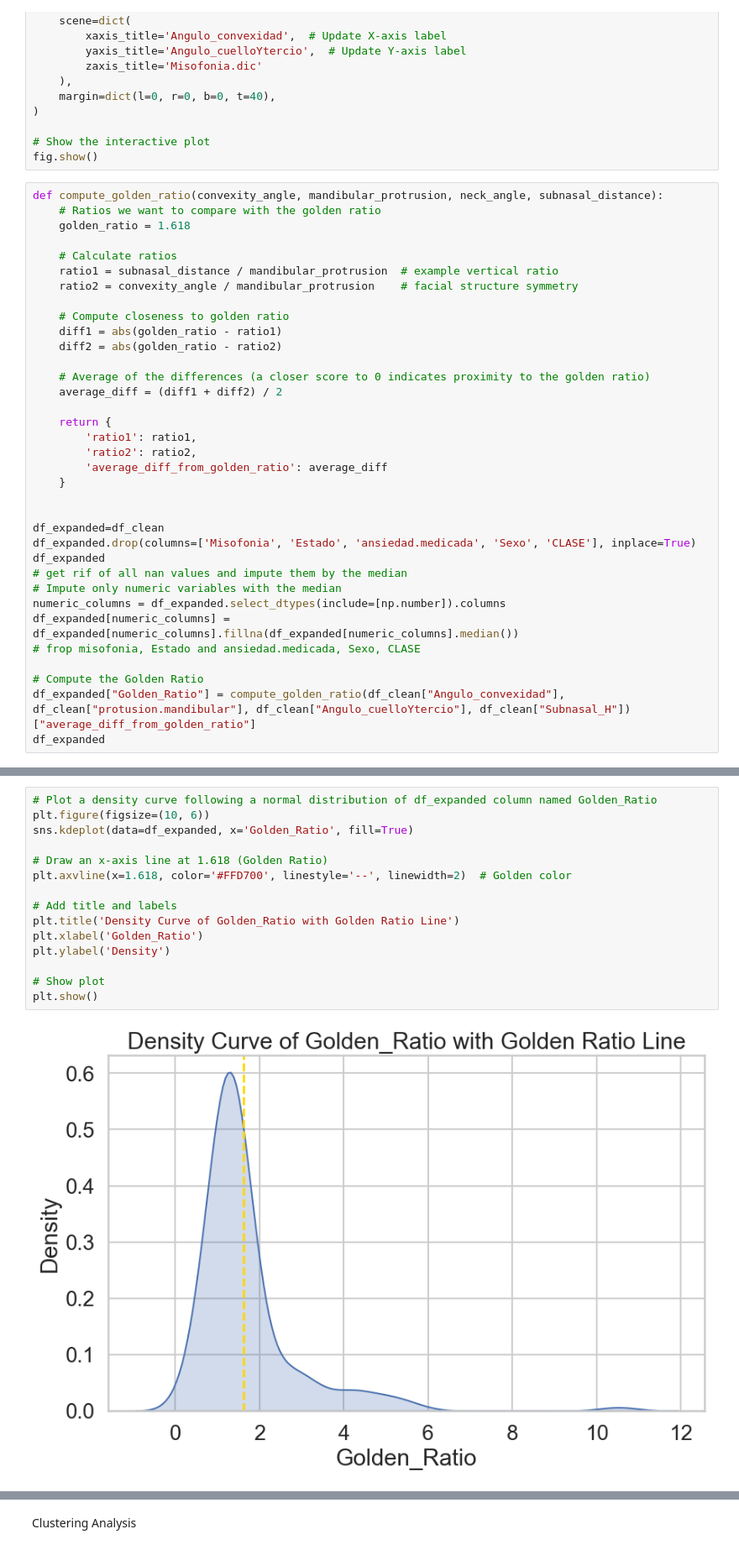
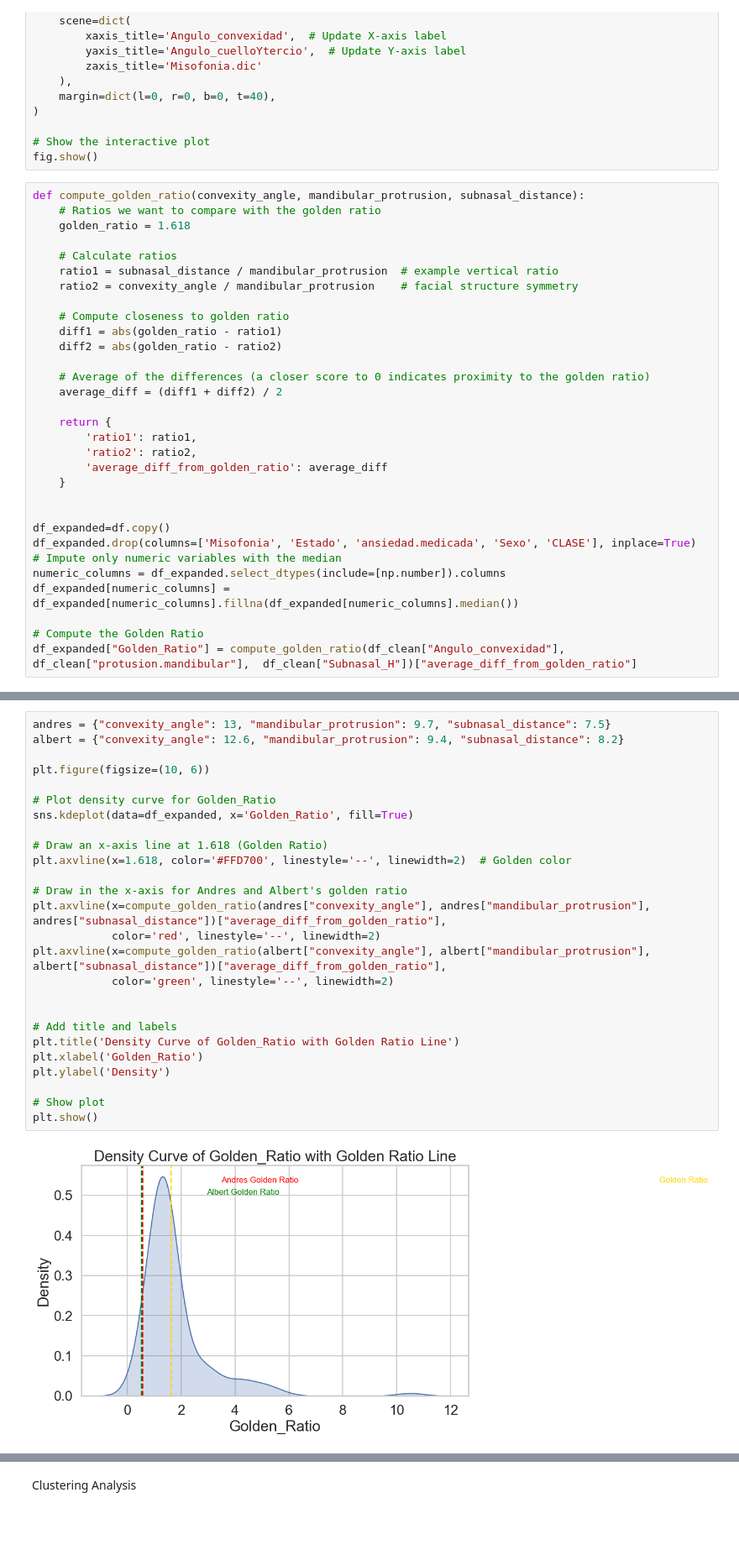
Before and after one commit to MMRES-PyBootcamp/MMRES-python-bootcamp2024, a Jupyter notebook: Misophonia_report/MMRES_Report_AlbertGrass_AndresGordo.ipynb, the cells around one changed output, grey strips where cells are left out. Shown at 84% size. Cells and saved outputs as stored; diff of their text form; blank space fills up the shorter version.

Commit message:
Add our ratios on the golden ratio

```diff
--- a/Misophonia_report/MMRES_Report_AlbertGrass_AndresGordo.ipynb
+++ b/Misophonia_report/MMRES_Report_AlbertGrass_AndresGordo.ipynb
@@ -273,7 +273,7 @@ fig.update_layout(
 # Show the interactive plot
 fig.show()
 # %%
-def compute_golden_ratio(convexity_angle, mandibular_protrusion, neck_angle, subnasal_distance):
+def compute_golden_ratio(convexity_angle, mandibular_protrusion, subnasal_distance):
     # Ratios we want to compare with the golden ratio
     golden_ratio = 1.618
 
@@ -295,15 +295,11 @@ def compute_golden_ratio(convexity_angle, mandibular_protrusion, neck_angle, sub
     }
 
 
-df_expanded=df_clean
+df_expanded=df.copy()
 df_expanded.drop(columns=['Misofonia', 'Estado', 'ansiedad.medicada', 'Sexo', 'CLASE'], inplace=True)
-df_expanded
-# get rif of all nan values and impute them by the median
 # Impute only numeric variables with the median
 numeric_columns = df_expanded.select_dtypes(include=[np.number]).columns
 df_expanded[numeric_columns] = df_expanded[numeric_columns].fillna(df_expanded[numeric_columns].median())
-# frop misofonia, Estado and ansiedad.medicada, Sexo, CLASE
 
 # Compute the Golden Ratio
-df_expanded["Golden_Ratio"] = compute_golden_ratio(df_clean["Angulo_convexidad"], df_clean["protusion.mandibular"], df_clean["Angulo_cuelloYtercio"], df_clean["Subnasal_H"])["average_diff_from_golden_ratio"]
-df_expanded
+df_expanded["Golden_Ratio"] = compute_golden_ratio(df_clean["Angulo_convexidad"], df_clean["protusion.mandibular"],  df_clean["Subnasal_H"])["average_diff_from_golden_ratio"]
@@ -324,20 +306,31 @@ df_expanded
 # %%
-# Plot a density curve following a normal distribution of df_expanded column named Golden_Ratio
+andres = {"convexity_angle": 13, "mandibular_protrusion": 9.7, "subnasal_distance": 7.5}
+albert = {"convexity_angle": 12.6, "mandibular_protrusion": 9.4, "subnasal_distance": 8.2}
+
 plt.figure(figsize=(10, 6))
+
+# Plot density curve for Golden_Ratio
 sns.kdeplot(data=df_expanded, x='Golden_Ratio', fill=True)
 
 # Draw an x-axis line at 1.618 (Golden Ratio)
 plt.axvline(x=1.618, color='#FFD700', linestyle='--', linewidth=2)  # Golden color
+
+# Draw in the x-axis for Andres and Albert's golden ratio
+plt.axvline(x=compute_golden_ratio(andres["convexity_angle"], andres["mandibular_protrusion"], andres["subnasal_distance"])["average_diff_from_golden_ratio"],
+            color='red', linestyle='--', linewidth=2)
+plt.axvline(x=compute_golden_ratio(albert["convexity_angle"], albert["mandibular_protrusion"], albert["subnasal_distance"])["average_diff_from_golden_ratio"],
+            color='green', linestyle='--', linewidth=2)
+
 
 # Add title and labels
 plt.title('Density Curve of Golden_Ratio with Golden Ratio Line')
 plt.xlabel('Golden_Ratio')
 plt.ylabel('Density')
 
 # Show plot
 plt.show()
 # %% [output]
-[figure, old version]
+[figure, new version]
 # %%
 from scipy.stats import shapiro
 
```
Also changed, not shown: parts of 1 cell of this notebook.
